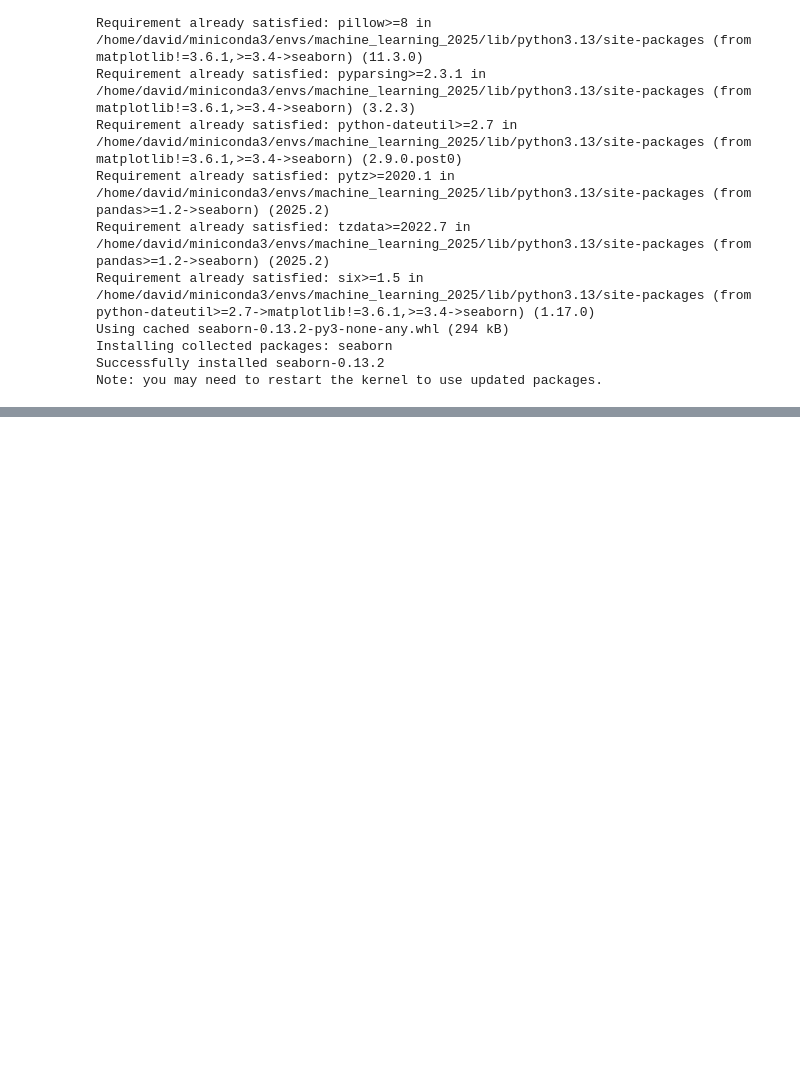
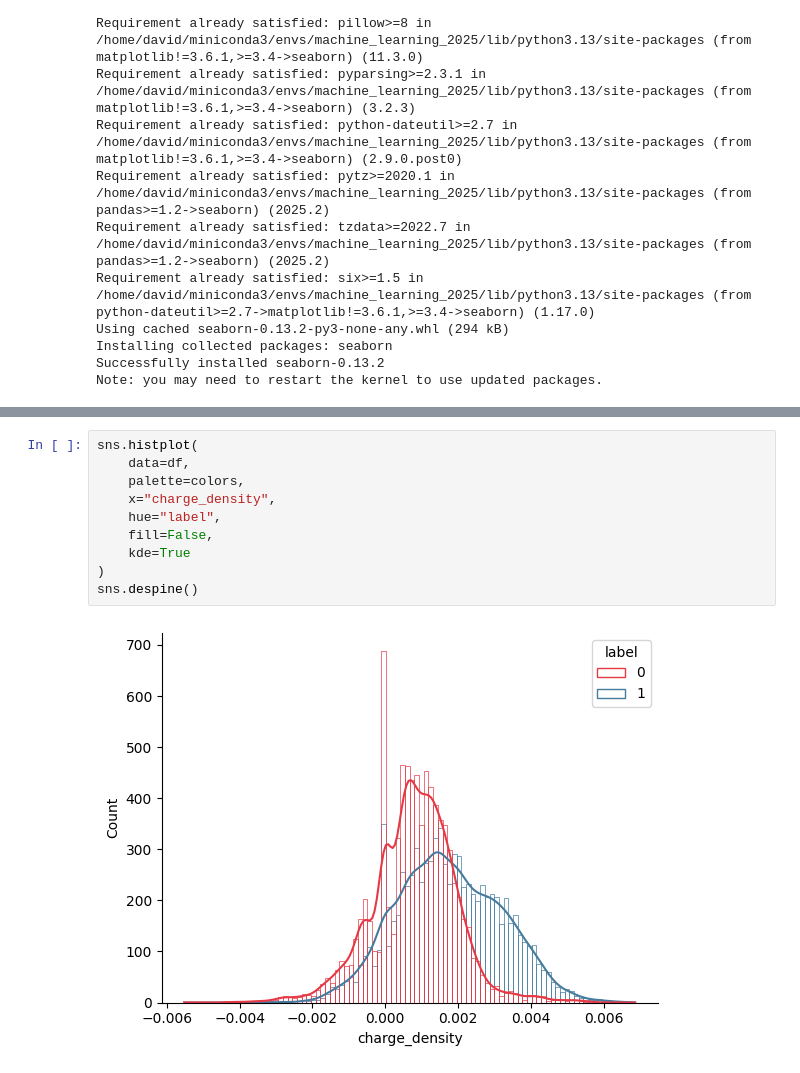
Before and after one commit to dMedinaO/machine_learning_master_bioinformatica_2025, a Jupyter notebook: examples_2608/2_analyze_dataset.ipynb, the cells around one changed output, grey strips where cells are left out. Drawn from its saved outputs; the diff is of its cells as text; blank space fills up the shorter version.

```diff
--- a/examples_2608/2_analyze_dataset.ipynb
+++ b/examples_2608/2_analyze_dataset.ipynb
@@ -28,0 +132,12 @@ ModuleNotFoundError: No module named 'seaborn'
+# %%
+sns.histplot(
+    data=df,
+    palette=colors,
+    x="charge_density",
+    hue="label",
+    fill=False,
+    kde=True
+)
+sns.despine()
+# %% [output]
+[figure, added]
```
Also changed, not shown: parts of 20 cells of this notebook.
